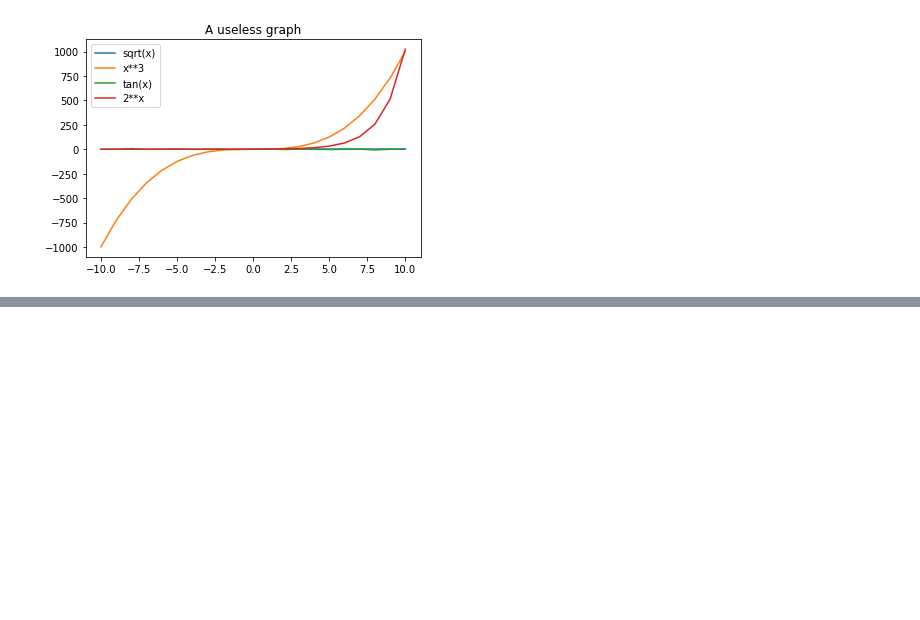
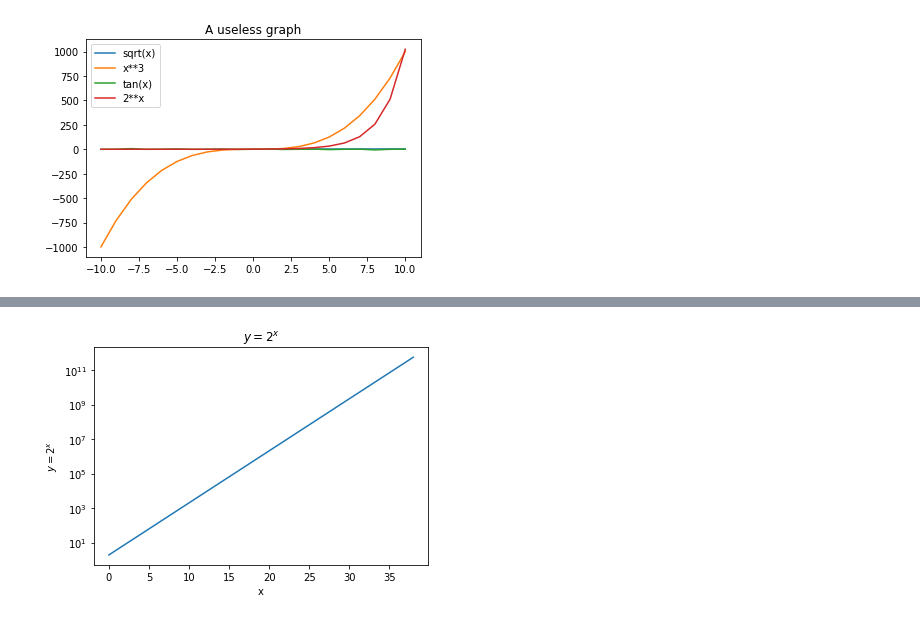
Before and after one commit to noahmelngailis/python-exercises, a Jupyter notebook: 4.8.2_matplotlib_exercises.ipynb, the cells around one changed output, grey strips where cells are left out. Drawn from its saved outputs; the diff is of its cells as text; code cells hidden in the pictures; blank space fills up the shorter version.

```diff
--- a/4.8.2_matplotlib_exercises.ipynb
+++ b/4.8.2_matplotlib_exercises.ipynb
@@ -107,0 +151,14 @@ plt.legend()
+# %%
+
+x = range(1, 40)
+y = [2**n for n in x]
+
+plt.title("$y=2^x$")
+plt.xlabel("x")
+plt.ylabel("$y=2^x$")
+
+plt.yscale("log")
+plt.plot(y)
+plt.show()
+# %% [output]
+[figure, added]
```
Also changed, not shown: parts of 2 cells of this notebook, 3 other files.
